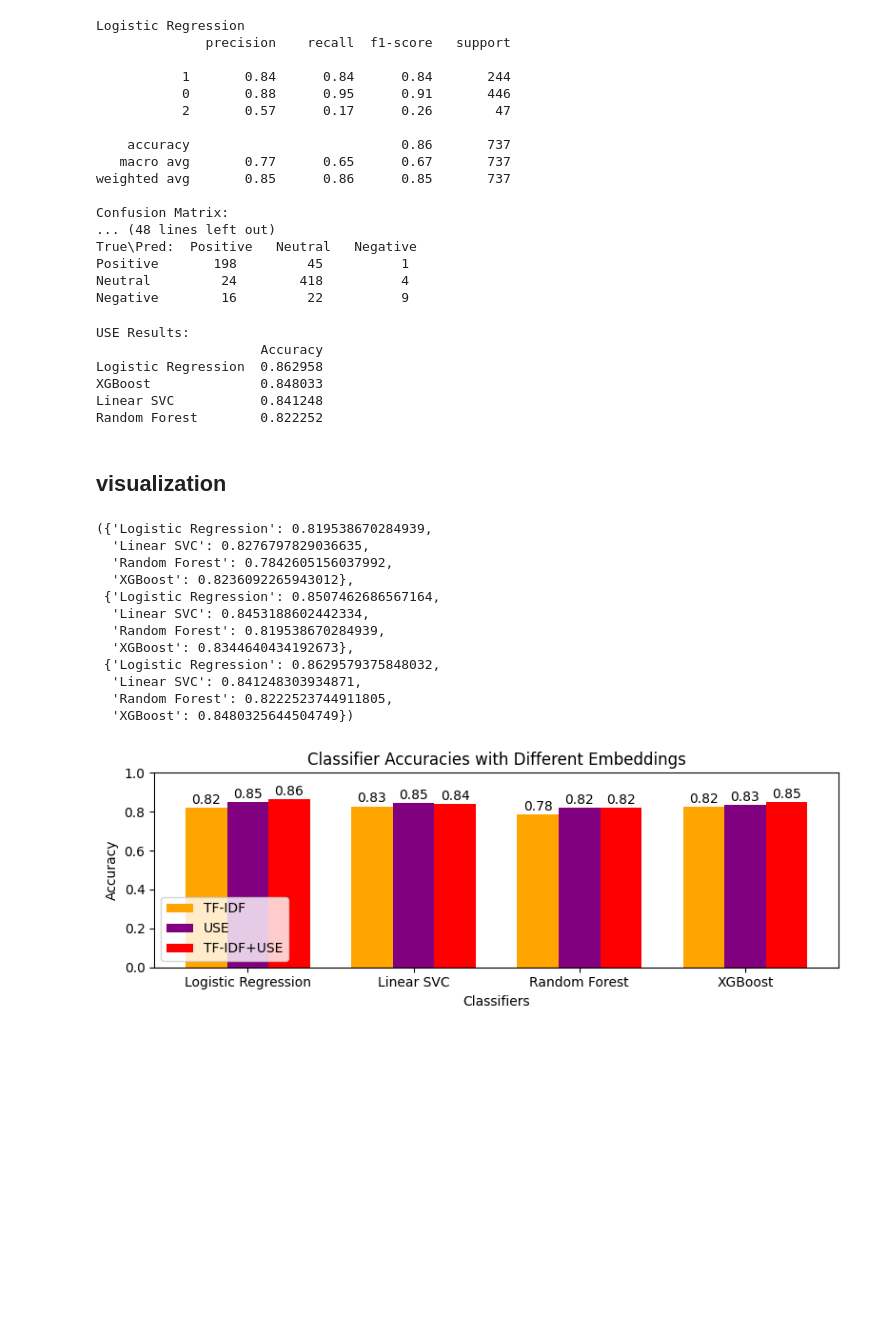
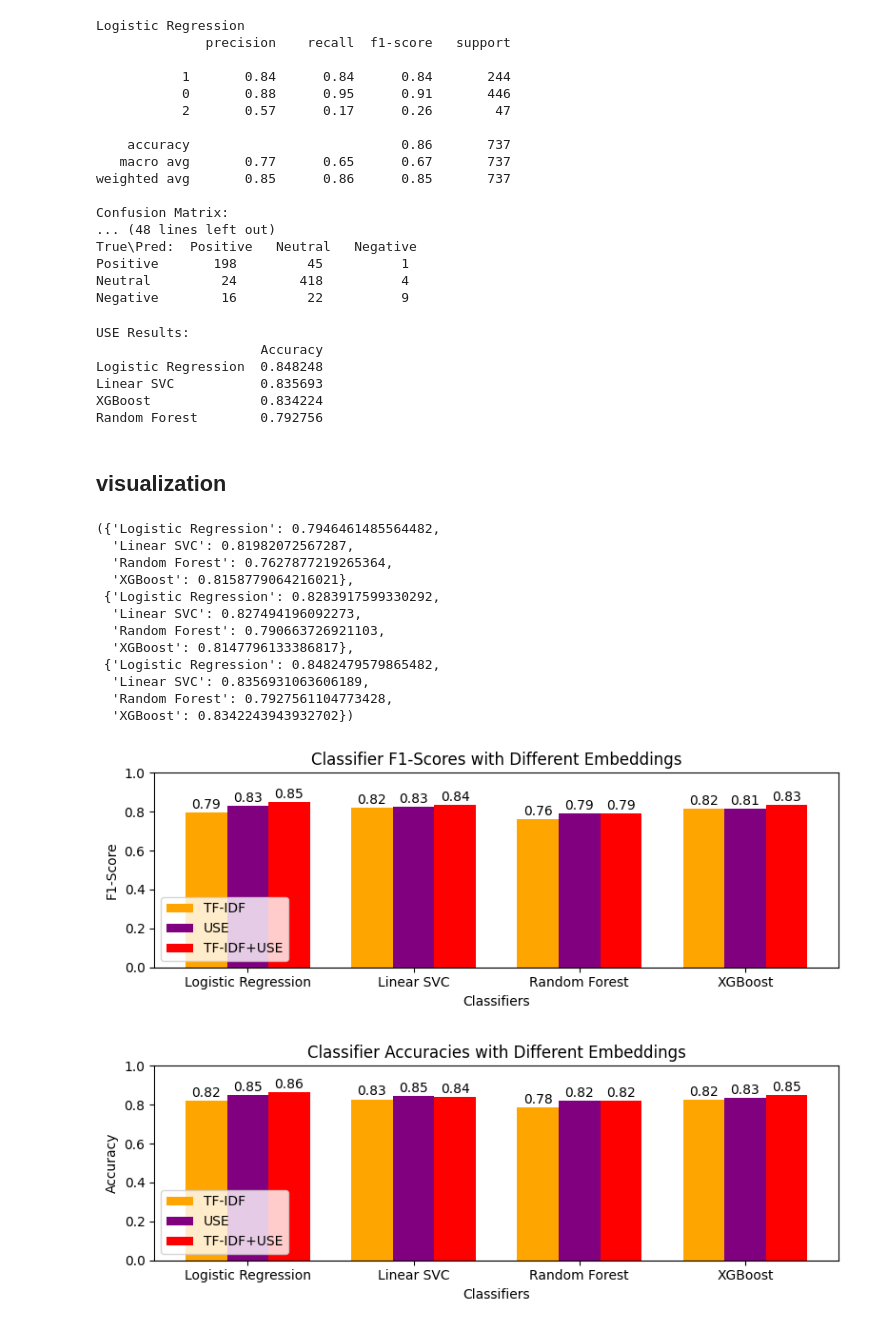
Before and after one commit to AnhThy3447/DS304_Nhom11, a Jupyter notebook: step2.ipynb, the cells around one changed output. Saved outputs shown, nothing was run; the diff lists cells and outputs as text; code cells hidden in the pictures; blank space fills up the shorter version.

```diff
--- a/step2.ipynb
+++ b/step2.ipynb
@@ -76,7 +76,9 @@ def train_and_evaluate(model, X_train, y_train, X_test, y_test):
     model.fit(X_train, y_train)
     y_pred = model.predict(X_test)
     evaluate_model(y_test, y_pred)
-    return model.score(X_test, y_test)
+    # return model.score(X_test, y_test)
+    return f1_score(y_test, y_pred, average='weighted')
+
 
 models = {
     'Logistic Regression': LogisticRegression(max_iter=1000, random_state=42),
@@ -285,27 +278,62 @@ print(results_df)
 # %% [output]
 USE Results:
                      Accuracy
-Logistic Regression  0.862958
-XGBoost              0.848033
-Linear SVC           0.841248
-Random Forest        0.822252
+Logistic Regression  0.848248
+Linear SVC           0.835693
+XGBoost              0.834224
+Random Forest        0.792756
 # %% [markdown]
 ## visualization
 # %%
 tfidf_acc, use_acc, combined_acc
 # %% [output]
-({'Logistic Regression': 0.819538670284939,
-  'Linear SVC': 0.8276797829036635,
-  'Random Forest': 0.7842605156037992,
-  'XGBoost': 0.8236092265943012},
- {'Logistic Regression': 0.8507462686567164,
-  'Linear SVC': 0.8453188602442334,
-  'Random Forest': 0.819538670284939,
-  'XGBoost': 0.8344640434192673},
- {'Logistic Regression': 0.8629579375848032,
-  'Linear SVC': 0.841248303934871,
-  'Random Forest': 0.8222523744911805,
-  'XGBoost': 0.8480325644504749})
+({'Logistic Regression': 0.7946461485564482,
+  'Linear SVC': 0.81982072567287,
+  'Random Forest': 0.7627877219265364,
+  'XGBoost': 0.8158779064216021},
+ {'Logistic Regression': 0.8283917599330292,
+  'Linear SVC': 0.827494196092273,
+  'Random Forest': 0.790663726921103,
+  'XGBoost': 0.8147796133386817},
+ {'Logistic Regression': 0.8482479579865482,
+  'Linear SVC': 0.8356931063606189,
+  'Random Forest': 0.7927561104773428,
+  'XGBoost': 0.8342243943932702})
+# %%
+import matplotlib.pyplot as plt
+
+classifiers = list(models.keys())
+tfidf_values = list(tfidf_acc.values())
+use_values = list(use_acc.values())
+combined_values = list(combined_acc.values())
+
+x = np.arange(len(classifiers))
+
+bar_width = 0.25
+plt.figure(figsize=(8, 3))
+plt.bar(x - bar_width, tfidf_values, bar_width, label='TF-IDF', color='orange')
+plt.bar(x, use_values, bar_width, label='USE', color='purple')
+plt.bar(x + bar_width, combined_values, bar_width, label='TF-IDF+USE', color='red')
+
+plt.xlabel('Classifiers')
+plt.ylabel('F1-Score')
+plt.title('Classifier F1-Scores with Different Embeddings')
+plt.xticks(x, classifiers)
+plt.ylim(0, 1.0)
+plt.legend()
+
+# Add accuracy values on top of the bars
+for i in range(len(classifiers)):
+    plt.text(x[i] - bar_width, tfidf_values[i] + 0.02, f"{tfidf_values[i]:.2f}", ha='center')
+    plt.text(x[i], use_values[i] + 0.02, f"{use_values[i]:.2f}", ha='center')
+    plt.text(x[i] + bar_width, combined_values[i] + 0.02, f"{combined_values[i]:.2f}", ha='center')
+
+
+# Display the plot
+plt.tight_layout()
+plt.show()
+# %% [output]
+[figure, added]
 # %%
 import matplotlib.pyplot as plt
 
```
Also changed, not shown: parts of 8 cells of this notebook.
